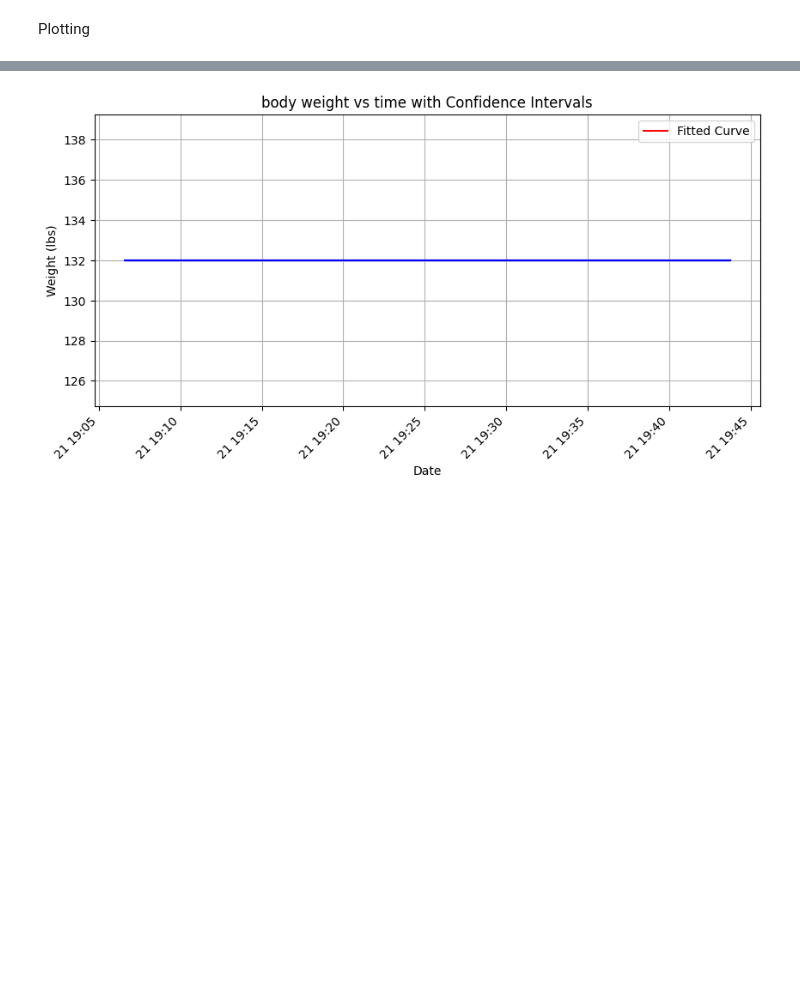
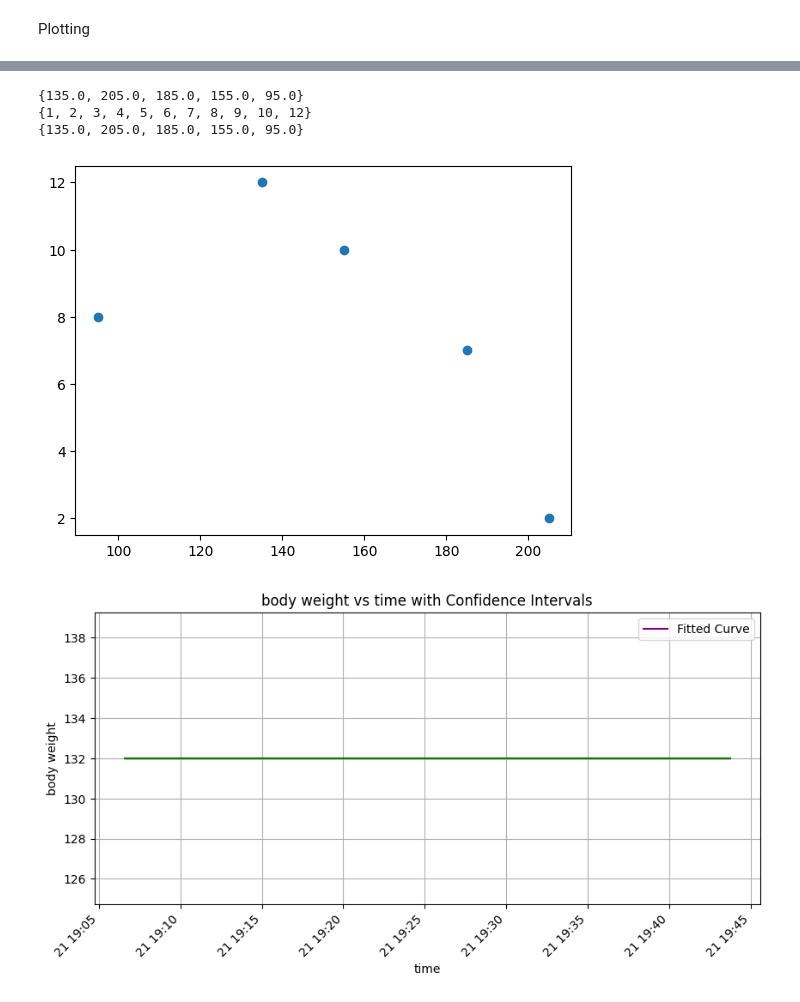
Before and after one commit to sdimov2/gym-log, a Jupyter notebook: gym-log.ipynb, the cells around one changed output, grey strips where cells are left out. Cells and saved outputs as stored; diff of their text form; code cells hidden in the pictures; blank space fills up the shorter version.

Commit message:
created pareto like max function for the bench

```diff
--- a/gym-log.ipynb
+++ b/gym-log.ipynb
@@ -31,7 +31,7 @@ sheet = client.open_by_key(sheet_id)
 
 worksheet = sheet.get_worksheet(0)  # Assuming you want to work with the first worksheet
 
-data = worksheet.get_all_values()
+global_data = worksheet.get_all_values()
 
 #names = [row[0] for row in data[1:]]  # Assuming first row contains headers
 # %% [markdown]
@@ -265,34 +436,66 @@ def plot_desired_data(x_type, y_type, data_set, polynomial_degree, confidence_le
     # Calculate prediction intervals
     upper = []
     lower = []
-    for interval in calculate_prediction_intervals(data_set, y_fit, confidence_level):
+    upper_dynamic = []
+    lower_dynamic = []
+
+    for interval in calculate_prediction_intervals(data_set, y_fit, False, confidence_level):
         lower.append(interval[0])
         upper.append(interval[1])
+
+    for interval in calculate_prediction_intervals(data_set, y_fit, True, confidence_level):
+        lower_dynamic.append(interval[0])
+        upper_dynamic.append(interval[1])
 
     # Create the plot
     plt.subplots(figsize=(10, 5))
 
     #plt.scatter(x, y, label='Data')
-    plt.plot(x, y_fit, color='red', label='Fitted Curve')
-    plt.xlabel('Date')
+    plt.plot(x, y_fit, color='purple', label='Fitted Curve')
+    plt.xlabel(x_type)
     plt.gcf().autofmt_xdate()
-    plt.ylabel('Weight (lbs)')
+    plt.ylabel(y_type)
     plt.title(y_type + ' vs ' + x_type + ' with Confidence Intervals')
     plt.xticks(rotation=45)
     plt.legend()
     plt.grid()
-    plt.plot(x, y, 'b')
-    plt.fill_between(x, lower, upper, color='blue', alpha=0.5, label='Confidence Interval')
+    plt.plot(x, y, 'g')
+    plt.fill_between(x, lower, upper, color='green', alpha=0.2, label='Error')
+    #plt.fill_between(x, lower_dynamic, upper_dynamic, color='orange', alpha=0.5, label='Confidence Interval')
+    plt.fill_between(x, y, y_fit, color='red', alpha=0.5, label='Error')
     plt.show()
 
 data = get_coord_pairs_from_user("user0", "body_weight", True)[0]
-plot_desired_data("time", "body weight", data, 2, 0.95)
+plot_desired_data("time", "body weight", data, 3, .95)
 
+steve_data = filter_entries(global_data[1:], "users", ["sdimov77@gmail.com"])
+
+steve_data = filter_entries(steve_data, "activities", ["Bench"])
+
+steve_data = filter_entries(steve_data, "variants", [["straight"]])
+
+steve_data = filter_entries(steve_data, "resistance_types", ["barbell"])
+
+data = get_data_from_entries(steve_data, 7, 8, "float", "int")[0]
+
+data = pareto(data)
+
+x = []
+y = []
+for element in data:
+    x.append(element[0])
+    y.append(element[1])
+
+plt.scatter(x, y)
+#plot_desired_data("Bench weight", "reps", maxes, 2, 0.95)
+
+
+
+#plt.scatter(get_data_from_entries(steve_data, 7, 8)[1], get_data_from_entries(steve_data, 7, 8)[2])
+#data = get_coord_pairs_from_user("user0", "activity", True)[0]
+#plot_desired_data("weight", "bench", data, 2, 0.95)
+
+#alex data, test for another user
 data = get_coord_pairs_from_user("user1", "body_weight", True)[0]
 plot_desired_data("time", "body weight", data, 2, 0.95)
-
-#alex
-#x = get_coord_pairs_from_user("user1", "body_weight")[1]
-#y = get_coord_pairs_from_user("user1", "body_weight")[2]
-#plt.plot(x, y, 'go')
 # %% [output]
@@ -300,4 +503,8 @@ plot_desired_data("time", "body weight", data, 2, 0.95)
+{135.0, 205.0, 185.0, 155.0, 95.0}
+{1, 2, 3, 4, 5, 6, 7, 8, 9, 10, 12}
+{135.0, 205.0, 185.0, 155.0, 95.0}
-[figure, old version]
+[figure, new version]
+[figure, added]
 # %%
 sheet_id = '1CxCLvg2CGSHYNWskSa8JlBOPmF4th4XPEQQfy6AouYw'
 xls = pd.ExcelFile(f"https://docs.google.com/spreadsheets/d/{sheet_id}/export?format=xlsx")
```
Also changed, not shown: parts of 4 cells of this notebook.
